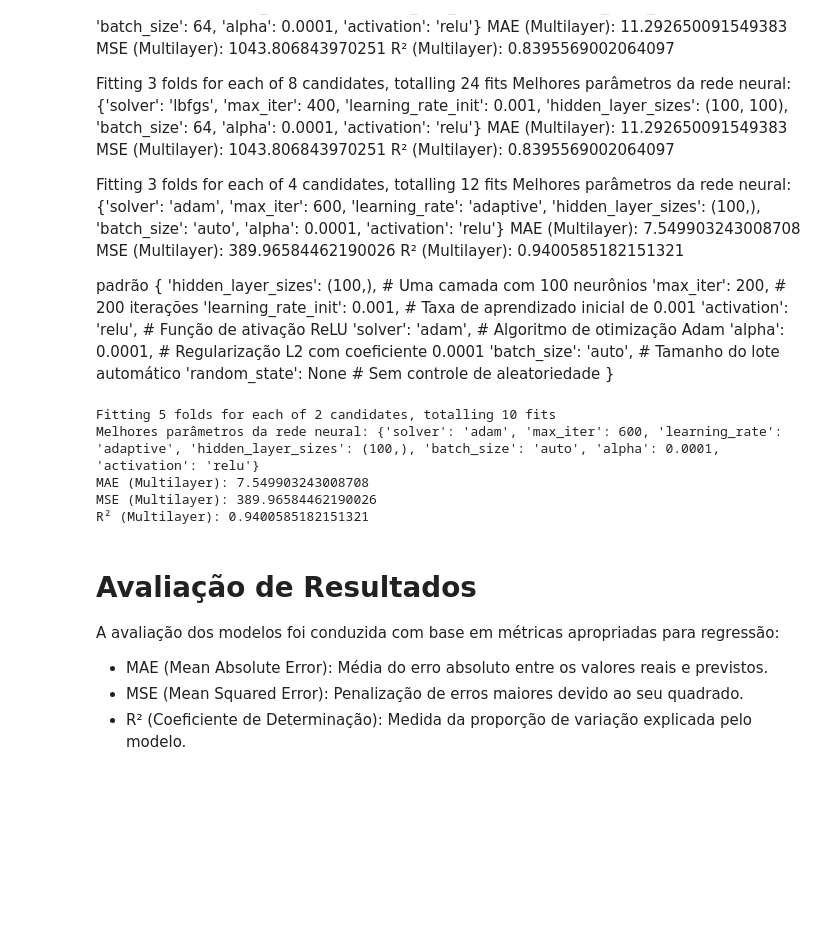
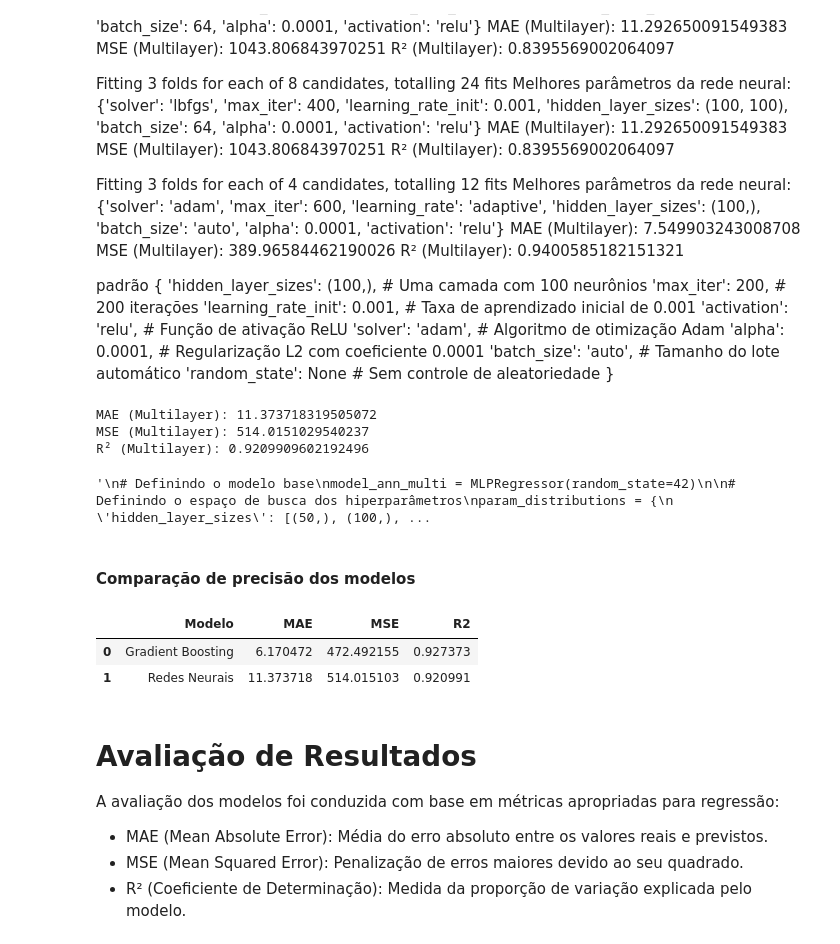
Before and after one commit to brainopensource/datascience-mvp, a Jupyter notebook: MVP_Machine_Learning_&_Analytics.ipynb, the cells around one changed output. Drawn from its saved outputs; the diff is of its cells as text; code cells hidden in the pictures; blank space fills up the shorter version.

```diff
--- a/MVP_Machine_Learning_&_Analytics.ipynb
+++ b/MVP_Machine_Learning_&_Analytics.ipynb
@@ -1392,20 +1424,49 @@ padrão
     'random_state': None           # Sem controle de aleatoriedade
 }
 # %%
-from sklearn.neural_network import MLPRegressor
+best_params_ann = {'solver': 'adam',
+                   'max_iter': 600,
+                   'learning_rate': 'adaptive',
+                   'hidden_layer_sizes': (100,),
+                   'batch_size': 'auto',
+                   'alpha': 0.0001,
+                   'activation': 'relu'}
 
+# Criando e treinando o modelo de rede neural com múltiplas camadas
+model_ann_c = MLPRegressor(**best_params_ann)
+
+# Treinando o modelo
+model_ann_c.fit(X_train, y_train)
+
+# Fazendo previsões
+y_pred_ann_multi = model_ann_c.predict(X_test)
+
+# Avaliando o modelo
+mae_ann_c = mean_absolute_error(y_test, y_pred_ann_multi)
+mse_ann_c = mean_squared_error(y_test, y_pred_ann_multi)
+r2_ann_c = r2_score(y_test, y_pred_ann_multi)
+
+# Exibindo as métricas
+print(f'MAE (Multilayer): {mae_ann_c}')
+print(f'MSE (Multilayer): {mse_ann_c}')
+print(f'R² (Multilayer): {r2_ann_c}')
+
+
+# COMENTADO PARA OTIMIZAR A EXECUÇÃO DO NOTEBOOK (Demora aprox 1 hora no Colab)
+
+"""
 # Definindo o modelo base
 model_ann_multi = MLPRegressor(random_state=42)
 
 # Definindo o espaço de busca dos hiperparâmetros
 param_distributions = {
-    'hidden_layer_sizes': [(100,)],  # Camadas ocultas
-    'max_iter': [600, 1000],  # Número de iterações
+    'hidden_layer_sizes': [(50,), (100,), (100, 100)],  # Camadas ocultas
+    'max_iter': [300, 600, 1000],  # Número de iterações
     'learning_rate': ['adaptive'],  # Taxa de aprendizado
-    'activation': ['relu'],  # Funções de ativação
-    'solver': ['adam'],  # Algoritmos de otimização
+    'activation': ['relu', 'tanh'],  # Funções de ativação
+    'solver': ['adam', 'lbfgs'],  # Algoritmos de otimização
     'alpha': [0.0001],  # Regularização L2
-    'batch_size': ['auto']  # Tamanho do lote
+    'batch_size': ['auto', 32, 64]  # Tamanho do lote
 }
 
 # Usando RandomizedSearchCV para explorar aleatoriamente as combinações de parâmetros
@@ -1442,9 +1503,9 @@ r2_ann_multi = r2_score(y_test, y_pred_ann_multi)
 print(f'MAE (Multilayer): {mae_ann_multi}')
 print(f'MSE (Multilayer): {mse_ann_multi}')
 print(f'R² (Multilayer): {r2_ann_multi}')
+"""
 # %% [output]
-Fitting 5 folds for each of 2 candidates, totalling 10 fits
-Melhores parâmetros da rede neural: {'solver': 'adam', 'max_iter': 600, 'learning_rate': 'adaptive', 'hidden_layer_sizes': (100,), 'batch_size': 'auto', 'alpha': 0.0001, 'activation': 'relu'}
-MAE (Multilayer): 7.549903243008708
-MSE (Multilayer): 389.96584462190026
-R² (Multilayer): 0.9400585182151321
+MAE (Multilayer): 11.373718319505072
+MSE (Multilayer): 514.0151029540237
+R² (Multilayer): 0.9209909602192496
+'\n# Definindo o modelo base\nmodel_ann_multi = MLPRegressor(random_state=42)\n\n# Definindo o espaço de busca dos hiperparâmetros\nparam_distributions = {\n    \'hidden_layer_sizes\': [(50,), (100,), ...
@@ -1531,3 +1512,21 @@ print(f'R² (Multilayer): {r2_ann_multi}')
+# %% [markdown]
+#### Comparação de precisão dos modelos
+# %%
+# Criando um dicionário com os resultados dos modelos
+results = {
+    'Modelo': ['Gradient Boosting', 'Redes Neurais'],
+    'MAE': [mae_gboost_c, mae_ann_c],
+    'MSE': [mse_gboost_c, mse_ann_c],
+    'R2': [r2_gboost_c, r2_ann_c]
+}
+
+# Criando um DataFrame com os resultados
+df_results_v3 = pd.DataFrame(results)
+display(df_results_v3)
+# %% [output]
+|  | Modelo | MAE | MSE | R2 |
+| 0 | Gradient Boosting | 6.170472 | 472.492155 | 0.927373 |
+| 1 | Redes Neurais | 11.373718 | 514.015103 | 0.920991 |
 # %% [markdown]
 # Avaliação de Resultados
 
```
Also changed, not shown: parts of 24 cells of this notebook.
